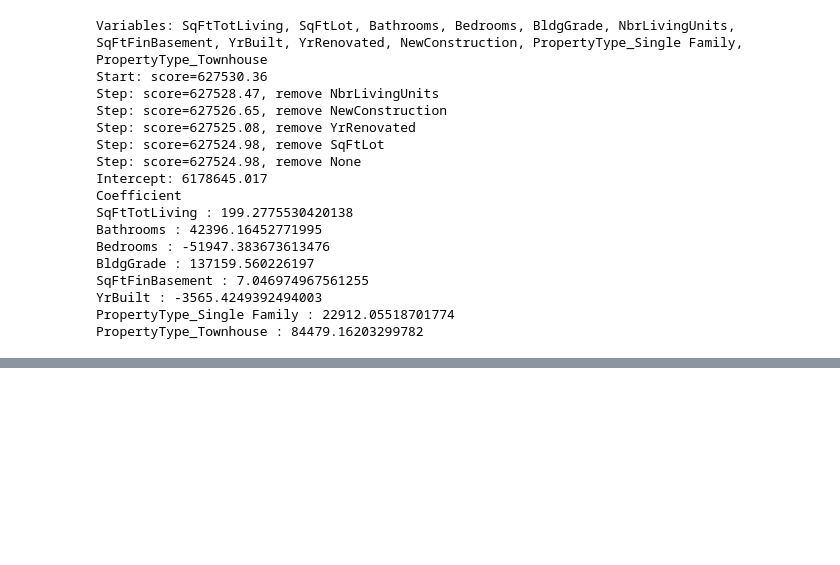
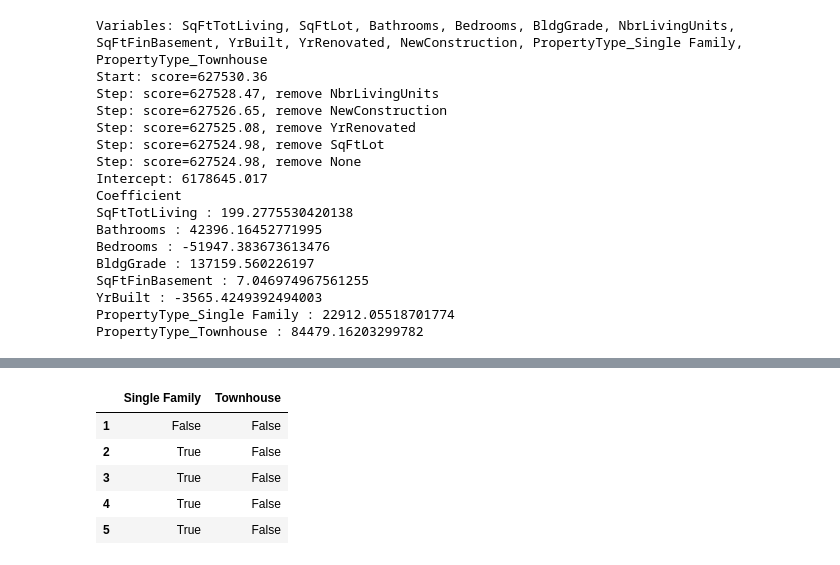
Before and after one commit to RijalChirayu/PracticalStatistics, a Jupyter notebook: chapter_4.ipynb, the cells around one changed output, grey strips where cells are left out. Saved outputs shown, nothing was run; the diff lists cells and outputs as text; code cells hidden in the pictures; blank space fills up the shorter version.

```diff
--- a/chapter_4.ipynb
+++ b/chapter_4.ipynb
@@ -231,0 +241,9 @@ PropertyType_Townhouse : 84479.16203299782
+# %%
+pd.get_dummies(house['PropertyType'] , drop_first=True).head()
+# %% [output]
+|  | Single Family | Townhouse |
+| 1 | False | False |
+| 2 | True | False |
+| 3 | True | False |
+| 4 | True | False |
+| 5 | True | False |
```
Also changed, not shown: parts of 4 cells of this notebook.
